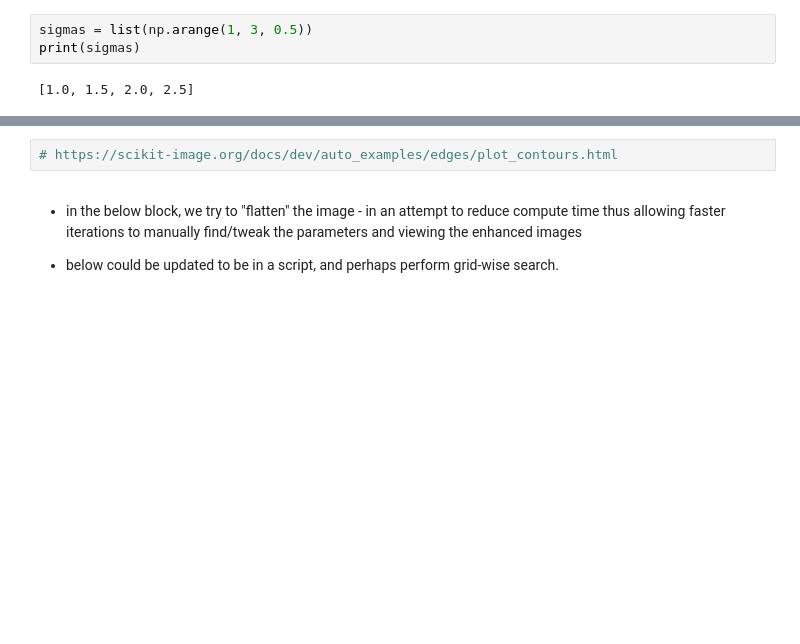
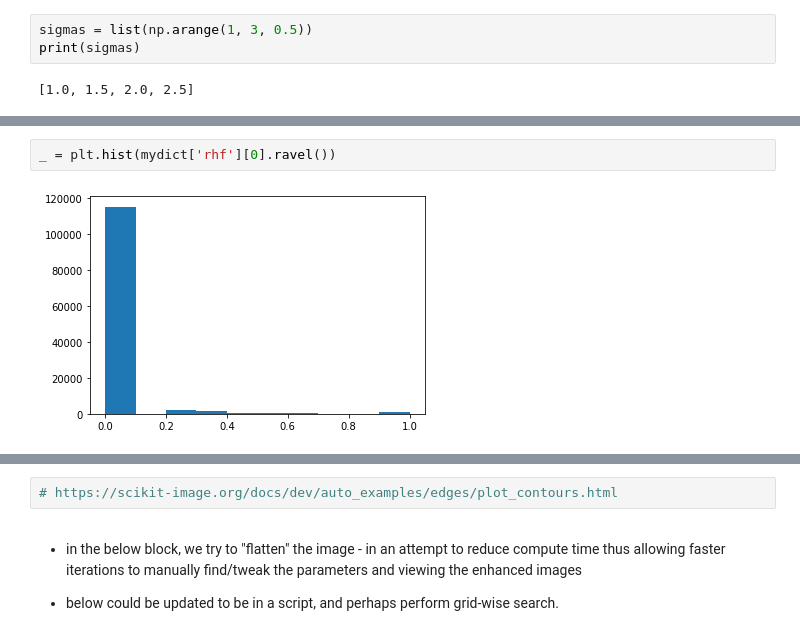
Before and after one commit to pangyuteng/fiss-viz-tmp, a Jupyter notebook: viz-fiss-pteng.ipynb, the cells around one changed output, grey strips where cells are left out. Saved outputs shown, nothing was run; the diff lists cells and outputs as text; blank space fills up the shorter version.

```diff
--- a/viz-fiss-pteng.ipynb
+++ b/viz-fiss-pteng.ipynb
@@ -273,4 +285,8 @@ mydict = {}
 for n,key in enumerate(mylist):
     name,ind0,ind1 = key
     mydict[name]=get_projections(img,mask,ind0,ind1)
+# %%
+_ = plt.hist(mydict['rhf'][0].ravel())
+# %% [output]
+[figure, added]
 # %%
```
Also changed, not shown: parts of 4 cells of this notebook.
